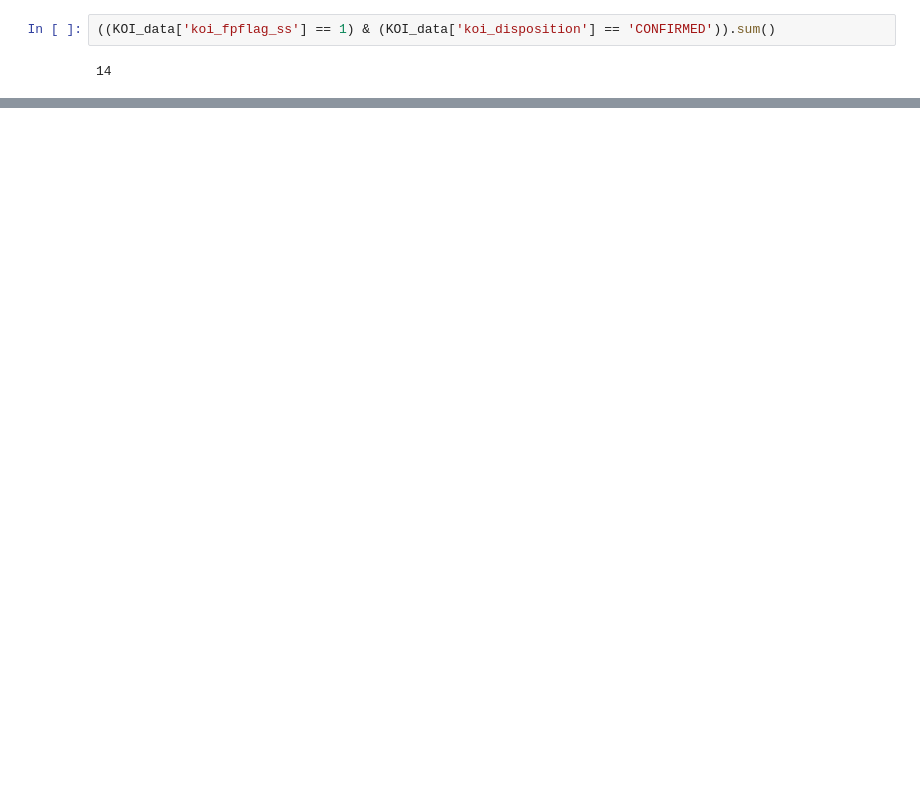
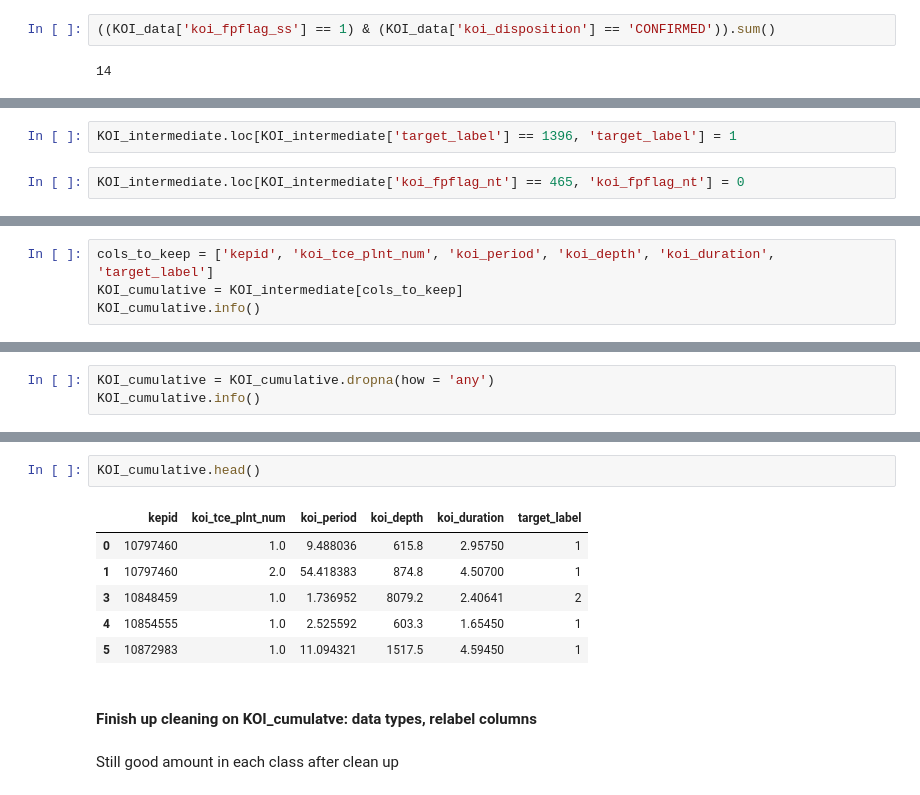
Before and after one commit to admveen/Exoplanet, a Jupyter notebook: notebooks/Exo_DataWrangling.ipynb, the cells around one changed output, grey strips where cells are left out. Cells and saved outputs as stored; diff of their text form; blank space fills up the shorter version.

```diff
--- a/notebooks/Exo_DataWrangling.ipynb
+++ b/notebooks/Exo_DataWrangling.ipynb
@@ -472,0 +170,4 @@ OK so far so good. Now, let's join this with data from the ExoFOP table so we ca
+# %%
+KOI_intermediate.loc[KOI_intermediate['target_label'] == 1396, 'target_label'] = 1
+# %%
+KOI_intermediate.loc[KOI_intermediate['koi_fpflag_nt'] == 465, 'koi_fpflag_nt'] = 0
@@ -472,0 +207,4 @@ OK so far so good. Now, let's join this with data from the ExoFOP table so we ca
+# %%
+cols_to_keep = ['kepid', 'koi_tce_plnt_num', 'koi_period', 'koi_depth', 'koi_duration', 'target_label']
+KOI_cumulative = KOI_intermediate[cols_to_keep]
+KOI_cumulative.info()
@@ -472,0 +227,3 @@ OK so far so good. Now, let's join this with data from the ExoFOP table so we ca
+# %%
+KOI_cumulative = KOI_cumulative.dropna(how = 'any')
+KOI_cumulative.info()
@@ -472,0 +244,13 @@ OK so far so good. Now, let's join this with data from the ExoFOP table so we ca
+# %%
+KOI_cumulative.head()
+# %% [output]
+|  | kepid | koi_tce_plnt_num | koi_period | koi_depth | koi_duration | target_label |
+| 0 | 10797460 | 1.0 | 9.488036 | 615.8 | 2.95750 | 1 |
+| 1 | 10797460 | 2.0 | 54.418383 | 874.8 | 4.50700 | 1 |
+| 3 | 10848459 | 1.0 | 1.736952 | 8079.2 | 2.40641 | 2 |
+| 4 | 10854555 | 1.0 | 2.525592 | 603.3 | 1.65450 | 1 |
+| 5 | 10872983 | 1.0 | 11.094321 | 1517.5 | 4.59450 | 1 |
+# %% [markdown]
+#### Finish up cleaning on KOI_cumulatve: data types, relabel columns
+# %% [markdown]
+Still good amount in each class after clean up
```
Also changed, not shown: parts of 109 cells of this notebook, 8 other files.
